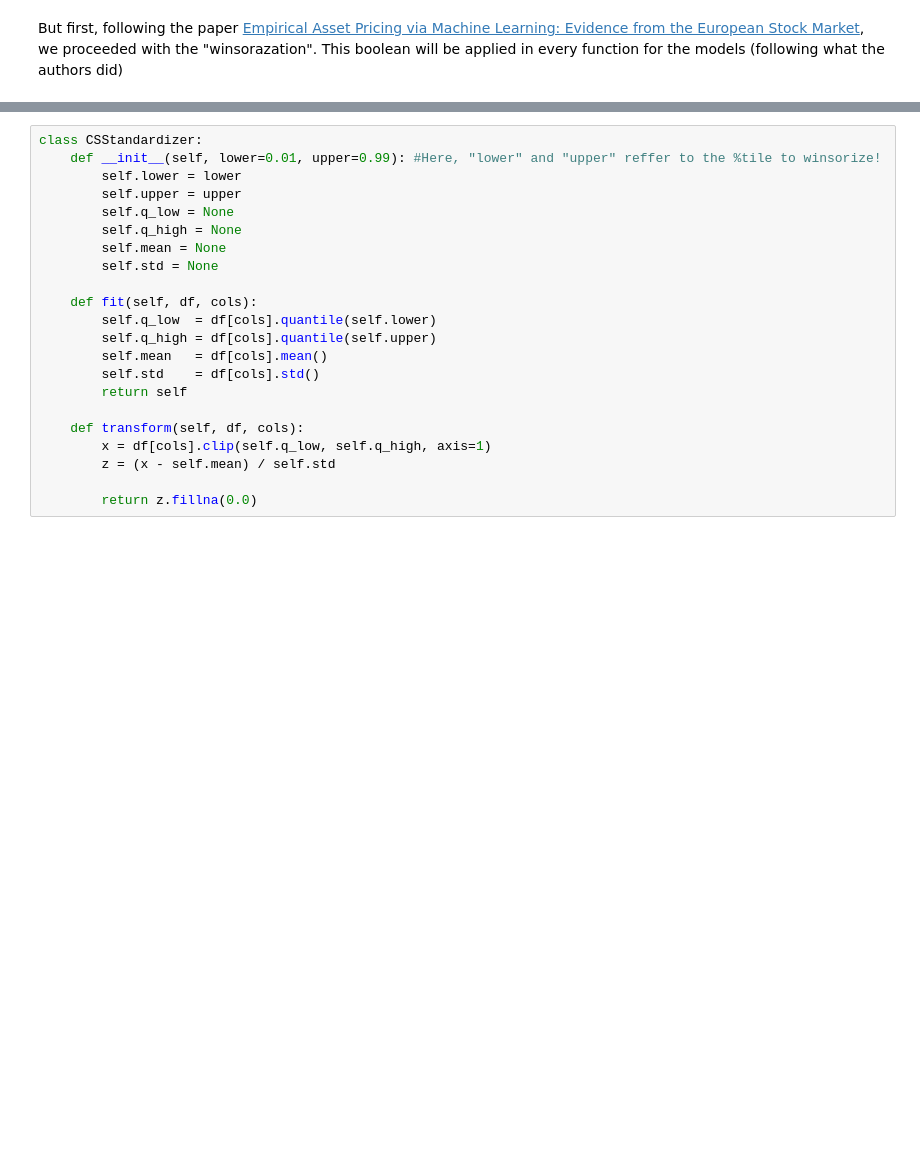
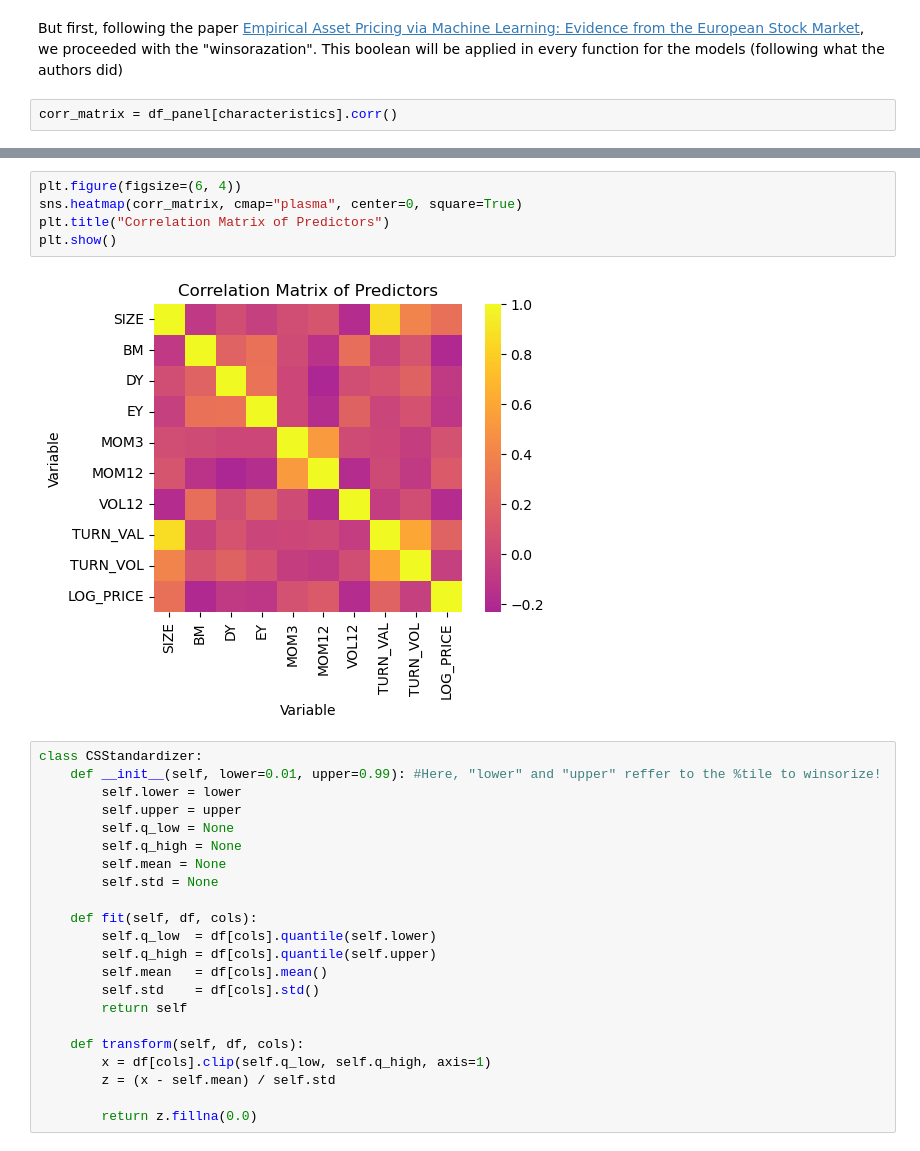
Before and after one commit to LucasDubss/Empirical-Asset-Pricing-with-ML-Evidence-from-the-EU, a Jupyter notebook: CODE/ASM.ipynb, the cells around one changed output, grey strips where cells are left out. Saved outputs shown, nothing was run; the diff lists cells and outputs as text; blank space fills up the shorter version.

Commit message:
Correlation Matrix

```diff
--- a/CODE/ASM.ipynb
+++ b/CODE/ASM.ipynb
@@ -423,3 +423,5 @@ print(f'We have {len(predictors)} ({len(characteristics)} characteristics and {l
 We have 22 (10 characteristics and 12 interaction terms)
 # %% [markdown]
 But first, following the paper [Empirical Asset Pricing via Machine Learning: Evidence from the European Stock Market](https://papers.ssrn.com/sol3/papers.cfm?abstract_id=3640631), we proceeded with the "winsorazation". This boolean will be applied in every function for the models (following what the authors did)
+# %%
+corr_matrix = df_panel[characteristics].corr()
@@ -426,3 +444,10 @@ But first, following the paper [Empirical Asset Pricing via Machine Learning: Ev
+# %%
+plt.figure(figsize=(6, 4))
+sns.heatmap(corr_matrix, cmap="plasma", center=0, square=True)
+plt.title("Correlation Matrix of Predictors")
+plt.show()
+# %% [output]
+[figure, added]
 # %%
 class CSStandardizer:
     def __init__(self, lower=0.01, upper=0.99): #Here, "lower" and "upper" reffer to the %tile to winsorize!
```
Also changed, not shown: parts of 2 cells of this notebook.
